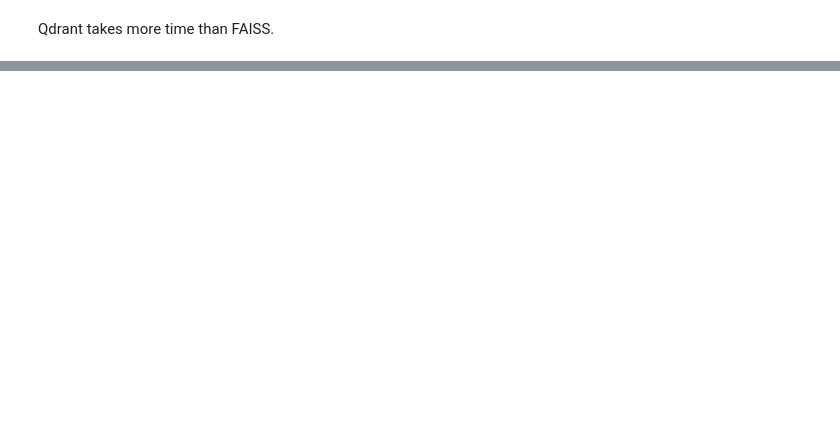
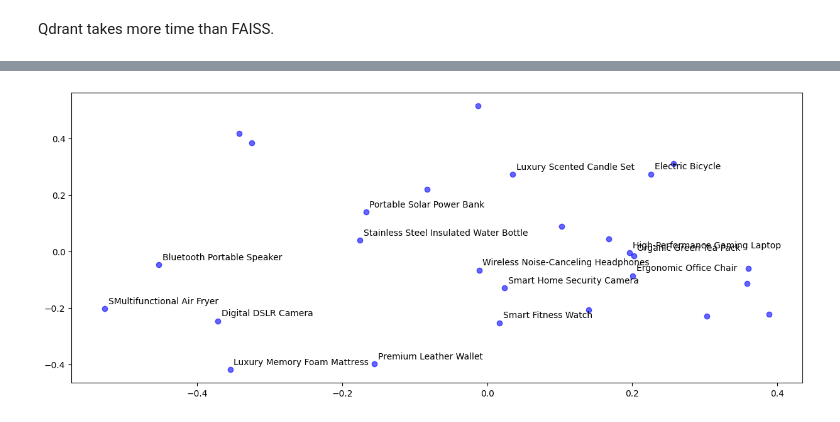
Before and after one commit to Ritesh157/VectorDB_FAISS, a Jupyter notebook: VectorDB_FAISS.ipynb, the cells around one changed output, grey strips where cells are left out. Saved outputs shown, nothing was run; the diff lists cells and outputs as text; code cells hidden in the pictures; blank space fills up the shorter version.

Commit message:
Perform PCA and Visualize cluster

```diff
--- a/VectorDB_FAISS.ipynb
+++ b/VectorDB_FAISS.ipynb
@@ -240,7 +240,7 @@ Implementing a similarity search in FAISS for a small dataset of 20 product desc
 # %%
 from euriai.langchain import EuriaiChatModel
 
-chat_model = EuriaiChatModel(api_key= EURI_API_KEY, model = "gpt-4.1-nano", max_token = 8000)
+chat_model = EuriaiChatModel(api_key= EURI_API_KEY, model = "gpt-4.1-nano", max_token = 3000)
 
 message = [
     SystemMessage(content="You are product expert who know about different products."),
@@ -519,2 +537,7 @@ Search time of Qdrant:  1032.517671585083 ms
 # %% [markdown]
 Qdrant takes more time than FAISS.
+# %%
+from sklearn.decomposition import PCA
+
+pca = PCA(n_components=2)
+transform_embedding = pca.fit_transform(final_embedding)
@@ -520,0 +568,18 @@ Qdrant takes more time than FAISS.
+# %%
+product_name = [
+    "Wireless Noise-Canceling Headphones",
+    "Smart Home Security Camera",
+    "Organic Green Tea Pack",
+    "Ergonomic Office Chair",
+    "Stainless Steel Insulated Water Bottle",
+    "Bluetooth Portable Speaker",
+    "SMultifunctional Air Fryer",
+    "Luxury Memory Foam Mattress",
+    "Digital DSLR Camera",
+    "Portable Solar Power Bank",
+    "Luxury Scented Candle Set",
+    "Electric Bicycle",
+    "High-Performance Gaming Laptop",
+    "Smart Fitness Watch",
+    "Premium Leather Wallet"
+]
@@ -520,0 +594,3 @@ Qdrant takes more time than FAISS.
+# %%
+for i, term in enumerate(product_name):
+    print(i,term)
@@ -520,0 +613,14 @@ Qdrant takes more time than FAISS.
+# %%
+import matplotlib.pyplot as plt
+
+fig, ax = plt.subplots(figsize=(15, 6))
+ax.scatter(transform_embedding[:, 0], transform_embedding[:, 1], c='blue', alpha=0.6)
+for i, term in enumerate(product_name):
+    ax.annotate(
+        term,
+        (transform_embedding[:,0][i], transform_embedding[:,1][i]),
+        xytext=(4,6),
+        textcoords='offset points'
+    )
+# %% [output]
+[figure, added]
```
Also changed, not shown: parts of 32 cells of this notebook, 7 other files.
